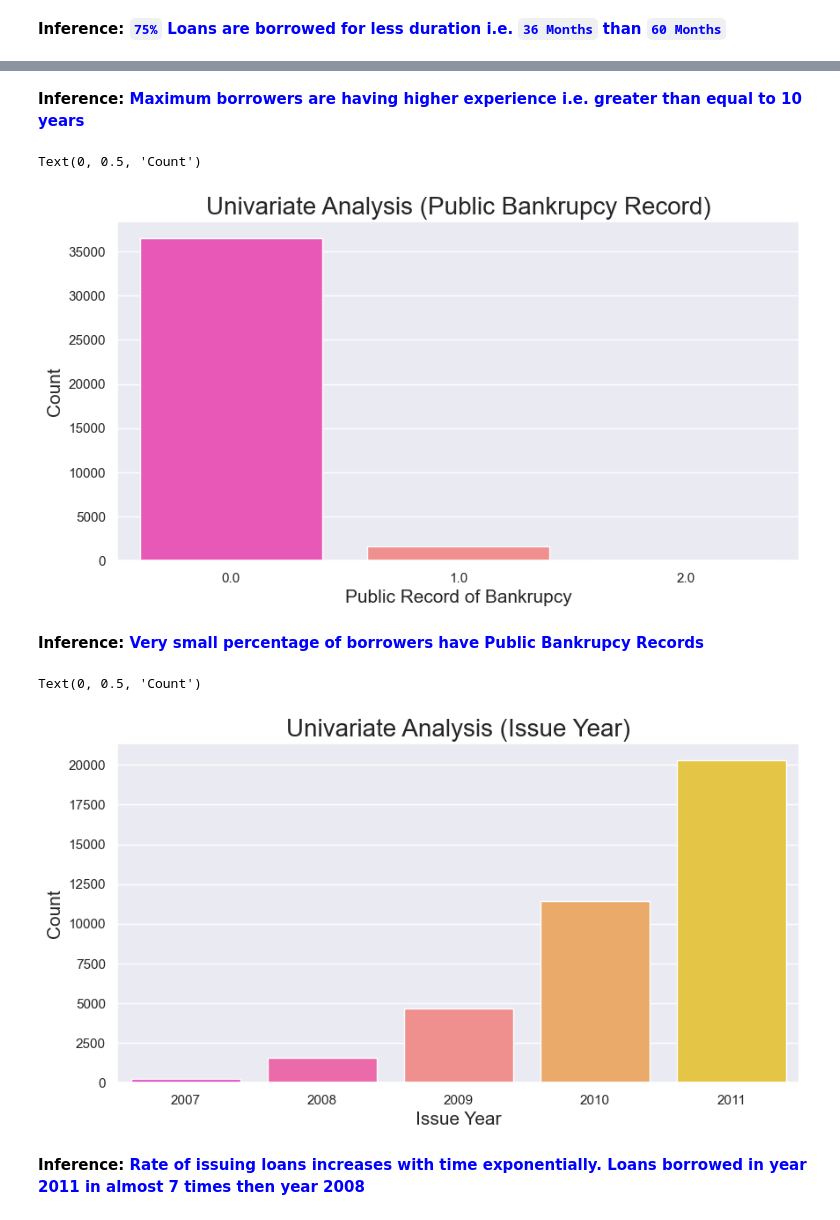
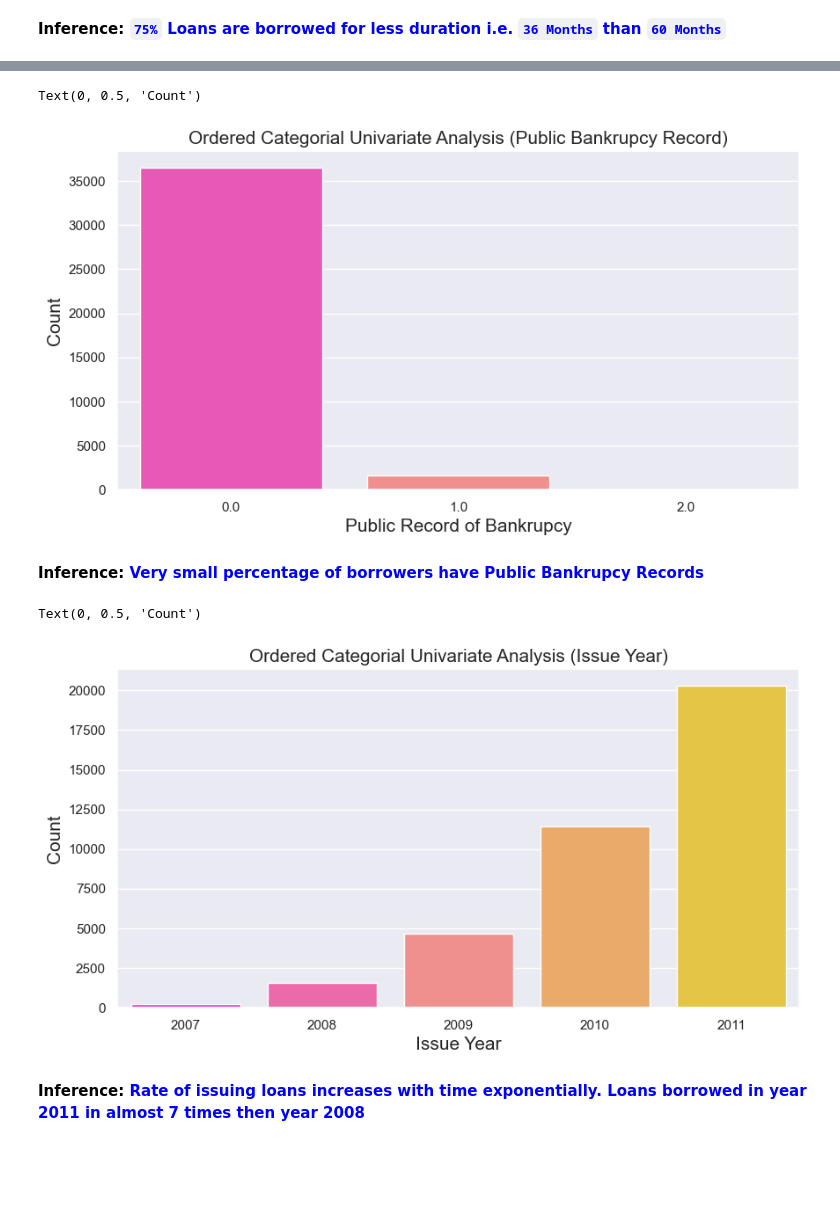
Before and after one commit to upasanapaul/LendingClubCaseStudy, a Jupyter notebook: lending_club_case_study.ipynb, the cells around one changed output, grey strips where cells are left out. Saved outputs shown, nothing was run; the diff lists cells and outputs as text; code cells hidden in the pictures; blank space fills up the shorter version.

```diff
--- a/lending_club_case_study.ipynb
+++ b/lending_club_case_study.ipynb
@@ -232,8 +232,6 @@ dtype: object
 # %%
 # Fill mode value for emp_length column
 loan_df.emp_length.fillna(loan_df.emp_length.mode()[0], inplace=True)
-
-loan_df.emp_length = loan_df.emp_length.apply(lambda x: str(x).replace('years','').replace('+','').replace('< 1','0.5').replace('year', '')).astype(float)
 # %%
 # Fill mode value for last_pymnt_date column
 loan_df.last_pymnt_date.fillna(loan_df.last_pymnt_date.mode()[0], inplace=True)
@@ -440,26 +381,24 @@ Text(0, 0.5, 'Count')
-# %% [markdown]
-**Inference: <font color="blue">Maximum borrowers are having higher experience i.e. greater than equal to 10 years</font>**
 # %%
 # Plot Countplot graph for pub_rec_bankruptcies column to find Univariate Analysis
 plt.figure(figsize=(10,5))
 sns.countplot(x='pub_rec_bankruptcies', data=loan_df, palette='spring')
-plt.title("Univariate Analysis (Public Bankrupcy Record)", fontsize=20)
+plt.title("Ordered Categorial Univariate Analysis (Public Bankrupcy Record)", fontsize=15)
 plt.xlabel("Public Record of Bankrupcy", fontsize=15)
 plt.ylabel("Count", fontsize=15)
 # %% [output]
 Text(0, 0.5, 'Count')
-[figure, old version]
+[figure, new version]
 # %% [markdown]
 **Inference: <font color="blue">Very small percentage of borrowers have Public Bankrupcy Records</font>**
 # %%
 # Plot Countplot graph for issue_year column to find Univariate Analysis
 plt.figure(figsize=(10,5))
 sns.countplot(x='issue_year', data=loan_df, palette='spring')
-plt.title("Univariate Analysis (Issue Year)", fontsize=20)
+plt.title("Ordered Categorial Univariate Analysis (Issue Year)", fontsize=15)
 plt.xlabel("Issue Year", fontsize=15)
 plt.ylabel("Count", fontsize=15)
 # %% [output]
 Text(0, 0.5, 'Count')
-[figure, old version]
+[figure, new version]
 # %% [markdown]
 **Inference: <font color="blue">Rate of issuing loans increases with time exponentially. Loans borrowed in year 2011 in almost 7 times then year 2008</font>**
```
Also changed, not shown: parts of 38 cells of this notebook.
